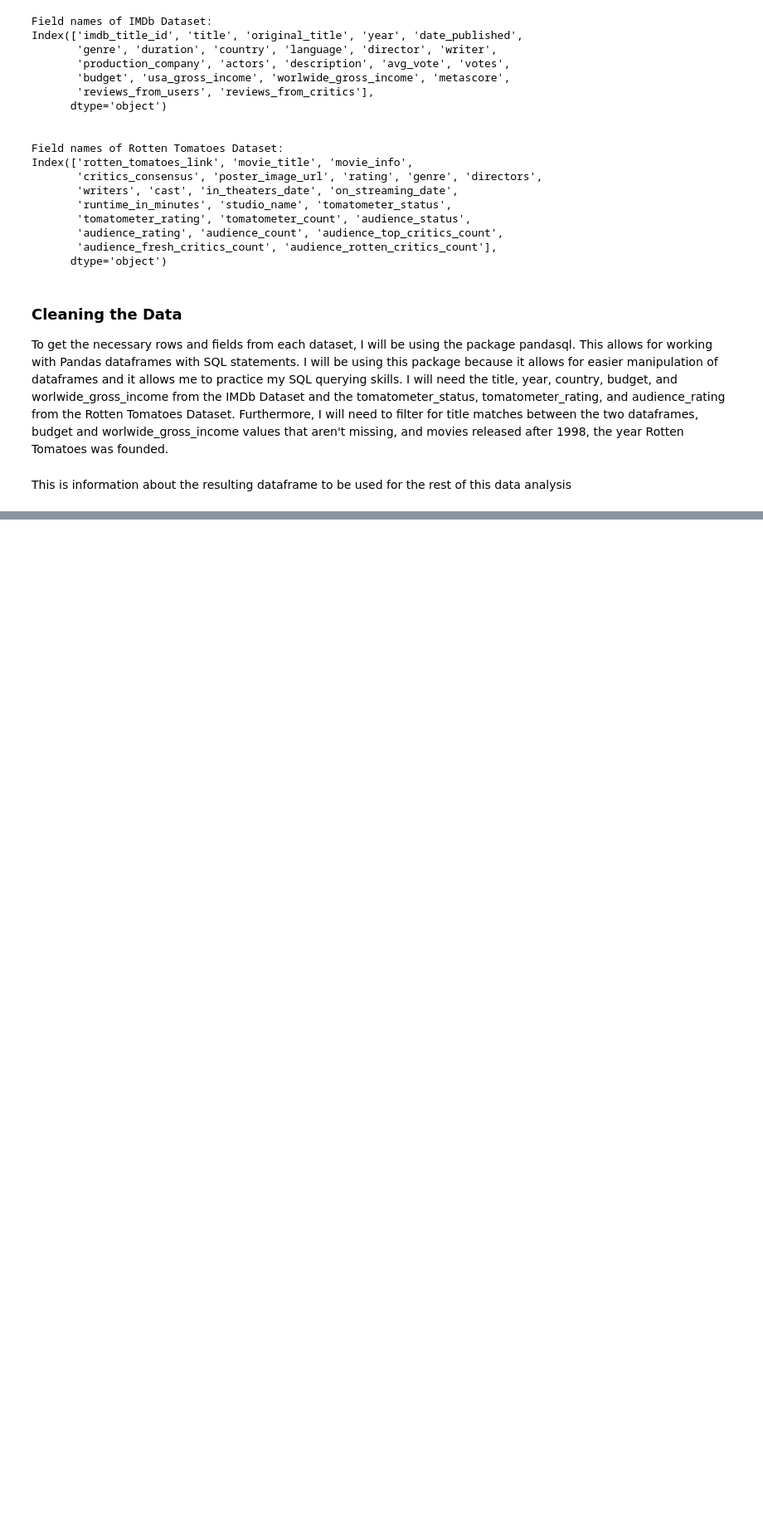
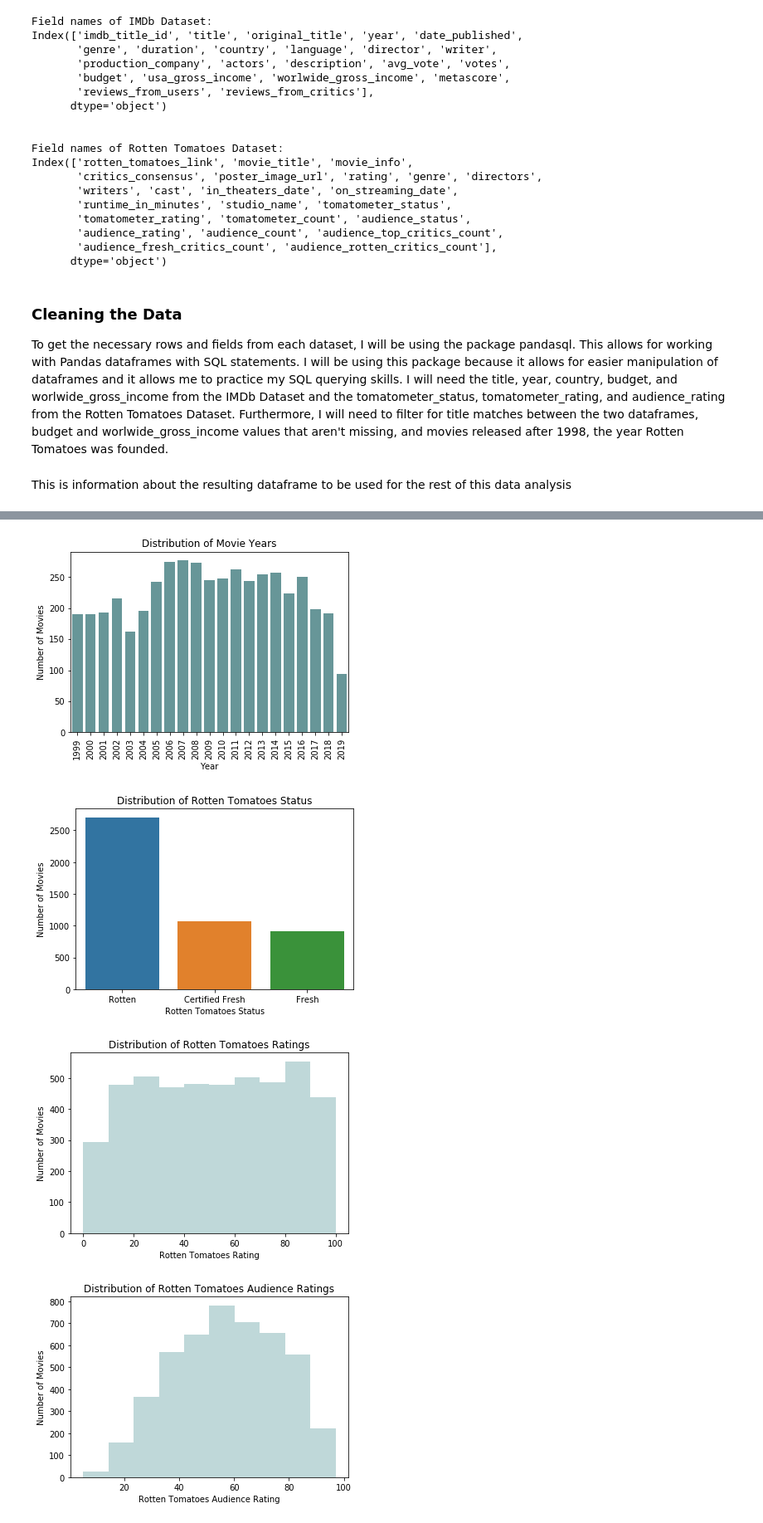
Before and after one commit to brndnzh/Rotten_Tomatoes_Effect, a Jupyter notebook: Rotten_Tomatoes_Effect_Script.ipynb, the cells around one changed output, grey strips where cells are left out. Shown at 83% size. Drawn from its saved outputs; the diff is of its cells as text; code cells hidden in the pictures; blank space fills up the shorter version.

```diff
--- a/Rotten_Tomatoes_Effect_Script.ipynb
+++ b/Rotten_Tomatoes_Effect_Script.ipynb
@@ -92,0 +192,2 @@ dtype: object
+# %%
+movies_df = movies_df.dropna()
@@ -92,0 +198,37 @@ dtype: object
+# %%
+sns.countplot(movies_df.year, color = "cadetblue")
+plt.xticks(rotation = 90)
+plt.ylabel("Number of Movies")
+plt.xlabel("Year")
+plt.title("Distribution of Movie Years")
+plt.show()
+sns.countplot(movies_df.tomatometer_status)
+plt.ylabel("Number of Movies")
+plt.xlabel("Rotten Tomatoes Status")
+plt.title("Distribution of Rotten Tomatoes Status")
+plt.show()
+sns.distplot(movies_df.tomatometer_rating, kde = False, bins = 10, color = "cadetblue")
+plt.ylabel("Number of Movies")
+plt.xlabel("Rotten Tomatoes Rating")
+plt.title("Distribution of Rotten Tomatoes Ratings")
+plt.show()
+sns.distplot(movies_df.audience_rating, kde = False, bins = 10, color = "cadetblue")
+plt.ylabel("Number of Movies")
+plt.xlabel("Rotten Tomatoes Audience Rating")
+plt.title("Distribution of Rotten Tomatoes Audience Ratings")
+plt.show()
+sns.countplot(movies_df.from_USA)
+plt.ylabel("Number of Movies")
+plt.xlabel("From USA")
+plt.title("Distribution of Movies from USA")
+plt.show()
+sns.distplot(movies_df.earnings, kde = False, color = "cadetblue")
+plt.ylabel("Number of Movies")
+plt.xlabel("Earnings (in billions of dollars)")
+plt.title("Distribution of Film Earnings")
+plt.show()
+# %% [output]
+[figure, added]
+[figure, added]
+[figure, added]
+[figure, added]
```
Also changed, not shown: parts of 20 cells of this notebook.
